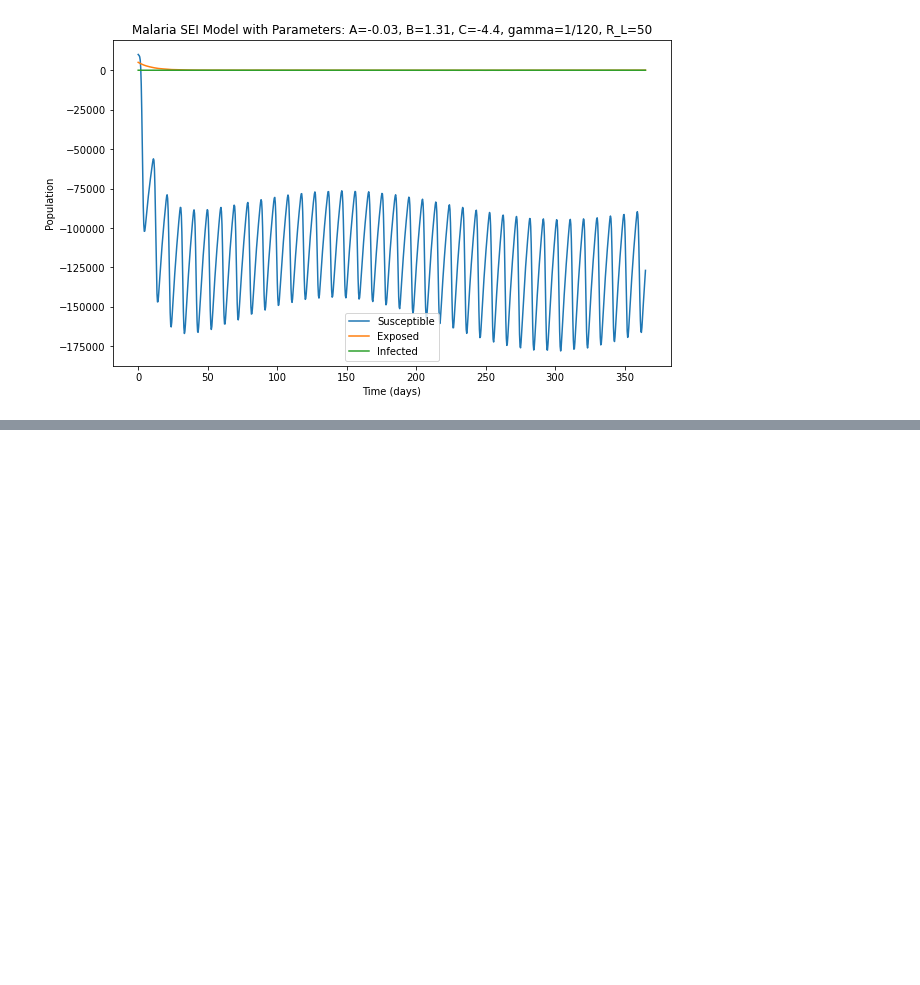
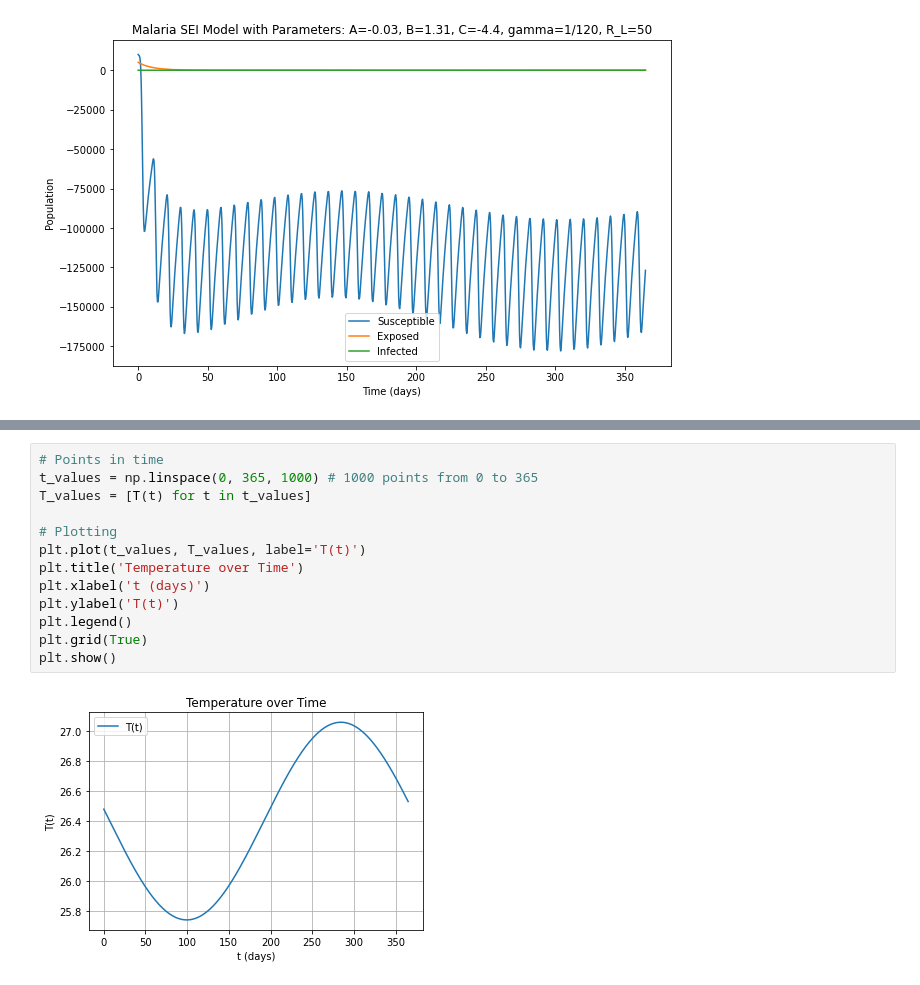
Before and after one commit to RaphaLevy/Undergraduate_Dissertation, a Jupyter notebook: modeling_files/Original_Parameters.ipynb, the cells around one changed output, grey strips where cells are left out. Cells and saved outputs as stored; diff of their text form; blank space fills up the shorter version.

```diff
--- a/modeling_files/Original_Parameters.ipynb
+++ b/modeling_files/Original_Parameters.ipynb
@@ -281,0 +294,15 @@ plt.show()
+# %%
+# Points in time
+t_values = np.linspace(0, 365, 1000) # 1000 points from 0 to 365
+T_values = [T(t) for t in t_values]
+
+# Plotting
+plt.plot(t_values, T_values, label='T(t)')
+plt.title('Temperature over Time')
+plt.xlabel('t (days)')
+plt.ylabel('T(t)')
+plt.legend()
+plt.grid(True)
+plt.show()
+# %% [output]
+[figure, added]
```
Also changed, not shown: parts of 3 cells of this notebook.
